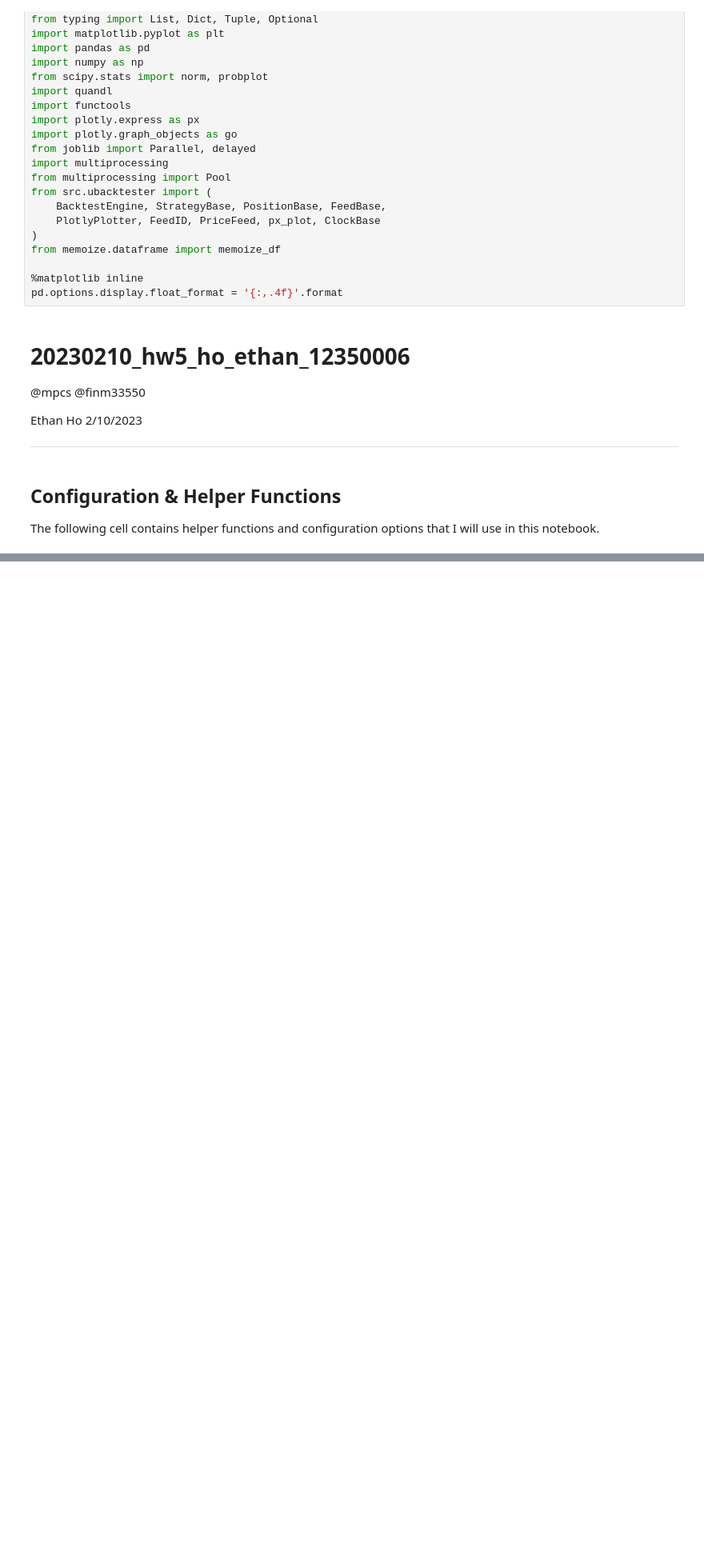
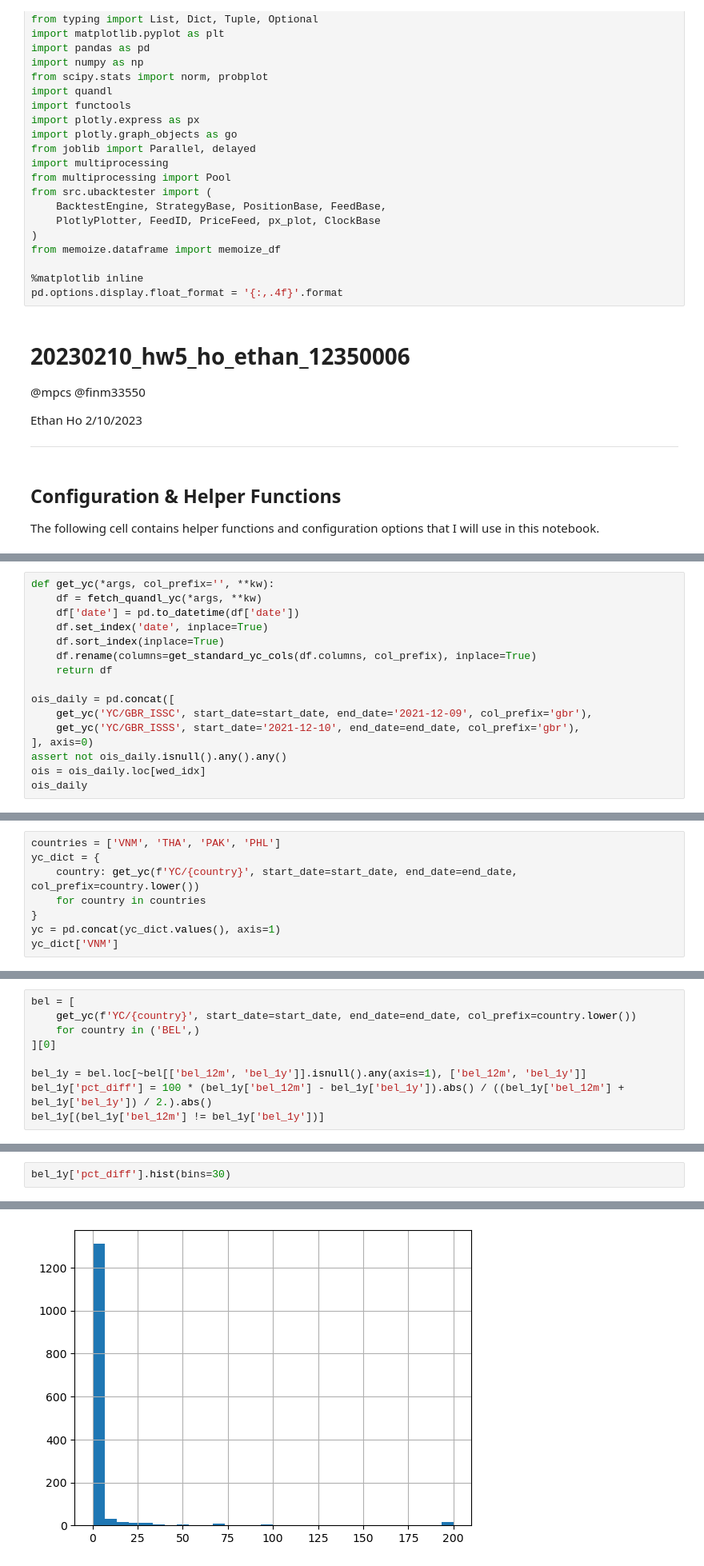
Before and after one commit to ethho/finm-33150, a Jupyter notebook: 20230210_hw5_ho_ethan_12350006.ipynb, the cells around one changed output, grey strips where cells are left out. Shown at 80% size. Saved outputs shown, nothing was run; the diff lists cells and outputs as text; blank space fills up the shorter version.

```diff
--- a/20230210_hw5_ho_ethan_12350006.ipynb
+++ b/20230210_hw5_ho_ethan_12350006.ipynb
@@ -123,0 +183,16 @@ def risk_free_rate(**kw) -> float:
+# %%
+def get_yc(*args, col_prefix='', **kw):
+    df = fetch_quandl_yc(*args, **kw)
+    df['date'] = pd.to_datetime(df['date'])
+    df.set_index('date', inplace=True)
+    df.sort_index(inplace=True)
+    df.rename(columns=get_standard_yc_cols(df.columns, col_prefix), inplace=True)
+    return df
+
+ois_daily = pd.concat([
+    get_yc('YC/GBR_ISSC', start_date=start_date, end_date='2021-12-09', col_prefix='gbr'),
+    get_yc('YC/GBR_ISSS', start_date='2021-12-10', end_date=end_date, col_prefix='gbr'),
+], axis=0)
+assert not ois_daily.isnull().any().any()
+ois = ois_daily.loc[wed_idx]
+ois_daily
@@ -123,0 +266,8 @@ def risk_free_rate(**kw) -> float:
+# %%
+countries = ['VNM', 'THA', 'PAK', 'PHL']
+yc_dict = {
+    country: get_yc(f'YC/{country}', start_date=start_date, end_date=end_date, col_prefix=country.lower())
+    for country in countries
+}
+yc = pd.concat(yc_dict.values(), axis=1)
+yc_dict['VNM']
@@ -123,0 +301,9 @@ def risk_free_rate(**kw) -> float:
+# %%
+bel = [
+    get_yc(f'YC/{country}', start_date=start_date, end_date=end_date, col_prefix=country.lower())
+    for country in ('BEL',)
+][0]
+
+bel_1y = bel.loc[~bel[['bel_12m', 'bel_1y']].isnull().any(axis=1), ['bel_12m', 'bel_1y']]
+bel_1y['pct_diff'] = 100 * (bel_1y['bel_12m'] - bel_1y['bel_1y']).abs() / ((bel_1y['bel_12m'] + bel_1y['bel_1y']) / 2.).abs()
+bel_1y[(bel_1y['bel_12m'] != bel_1y['bel_1y'])]
@@ -123,0 +327,3 @@ def risk_free_rate(**kw) -> float:
+# %%
+bel_1y['pct_diff'].hist(bins=30)
+# %% [output]
@@ -123,0 +331 @@ def risk_free_rate(**kw) -> float:
+[figure, added]
```
Also changed, not shown: parts of 19 cells of this notebook.
